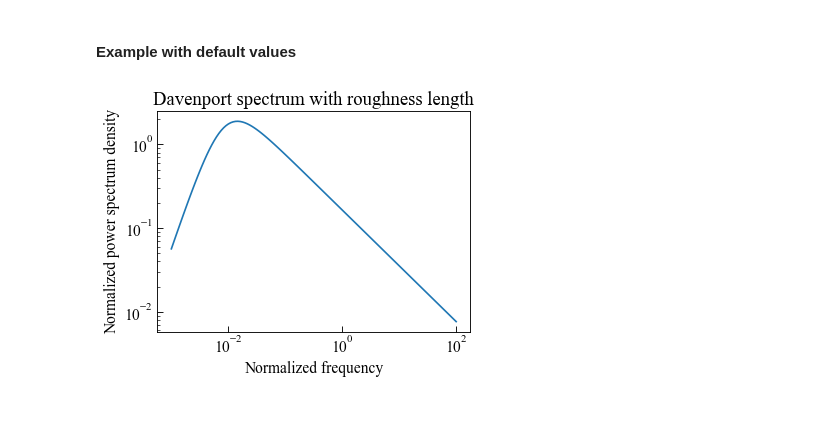
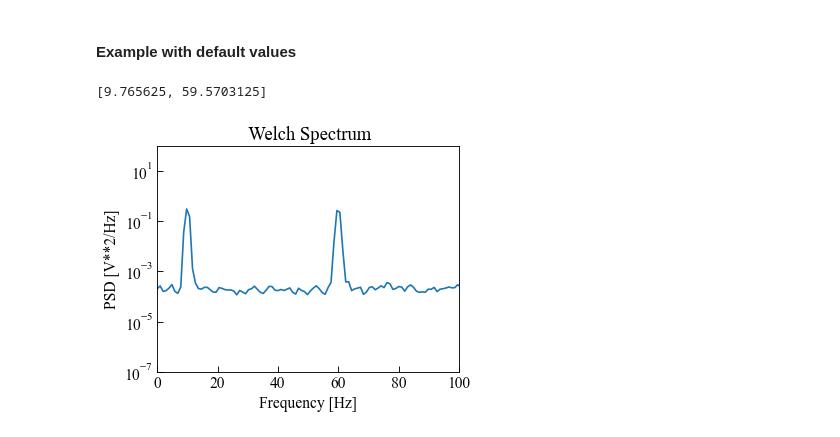
Before and after one commit to dpzhuX/ffpack, a Jupyter notebook: docs/source/moduleCookbook/lsmSequenceSpectra.ipynb, the cells around one changed output. Drawn from its saved outputs; the diff is of its cells as text; code cells hidden in the pictures.

Commit message:
Welch spectrum

```diff
--- a/docs/source/moduleCookbook/lsmSequenceSpectra.ipynb
+++ b/docs/source/moduleCookbook/lsmSequenceSpectra.ipynb
@@ -152,24 +136,32 @@ dsrnRange = [ 10**i for i in np.linspace( -3, 2, num=121 ) ]
 # %%
-uz = 10
-dsrnResults = [ davenportSpectrumWithRoughnessLength( n, uz, normalized=True )
-                for n in dsrnRange ]
+gfreq, gpsd = welchSpectrum( gdata, gfs )
+# %%
+ind = np.argpartition( gpsd, -2 )[ -2: ]
+peak1 = min( gfreq[ ind ] )
+peak2 = max( gfreq[ ind ] )
+print( [ peak1, peak2 ] )
+# %% [output]
+[9.765625, 59.5703125]
 # %%
 fig, ax = plt.subplots()
-plt.xscale("log")
 plt.yscale("log")
 
-ax.plot( np.array( dsrnRange ),
-         np.array( dsrnResults ) )
+ax.semilogy( np.array( gfreq ),
+             np.array( gpsd ) )
 
 ax.tick_params(axis='x', direction="in", length=5)
 ax.tick_params(axis='y', direction="in", length=5)
 ax.tick_params(axis='x', direction="in", length=3, which='minor')
 ax.tick_params(axis='y', direction="in", length=3, which='minor')
-ax.set_xlabel( "Normalized frequency" )
-ax.set_ylabel( "Normalized power spectrum density" )
-ax.set_title( "Davenport spectrum with roughness length" )
+
+ax.set_ylim( [ 1e-7, 1e2 ] )
+ax.set_xlim( [ 0, 100 ] )
+
+ax.set_xlabel( "Frequency [Hz]" )
+ax.set_ylabel( "PSD [V**2/Hz]" )
+ax.set_title( " Welch Spectrum" )
 
 plt.tight_layout()
 plt.show()
 # %% [output]
-[figure, old version]
+[figure, new version]
```
Also changed, not shown: parts of 19 cells of this notebook, 4 other files.
